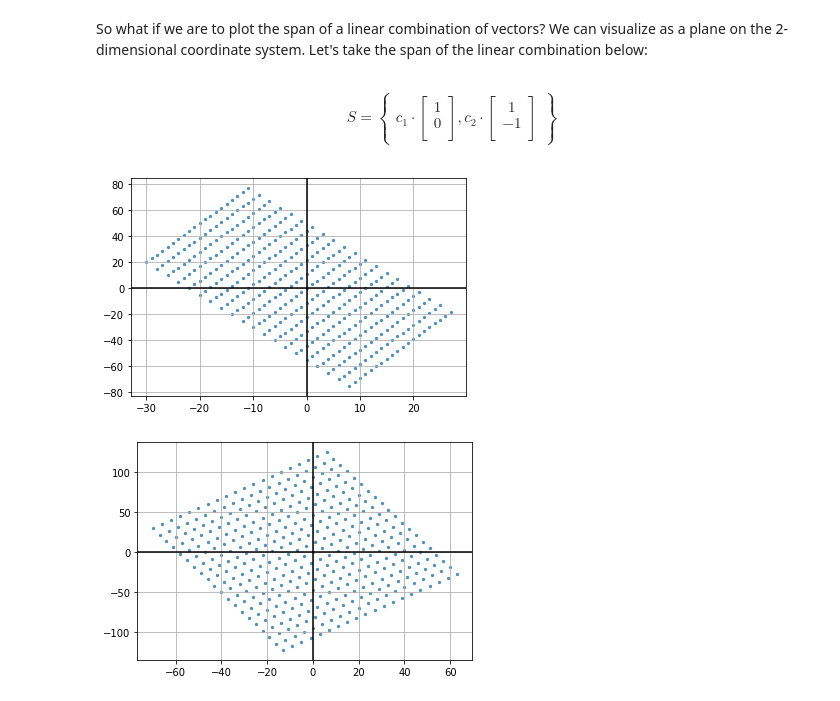
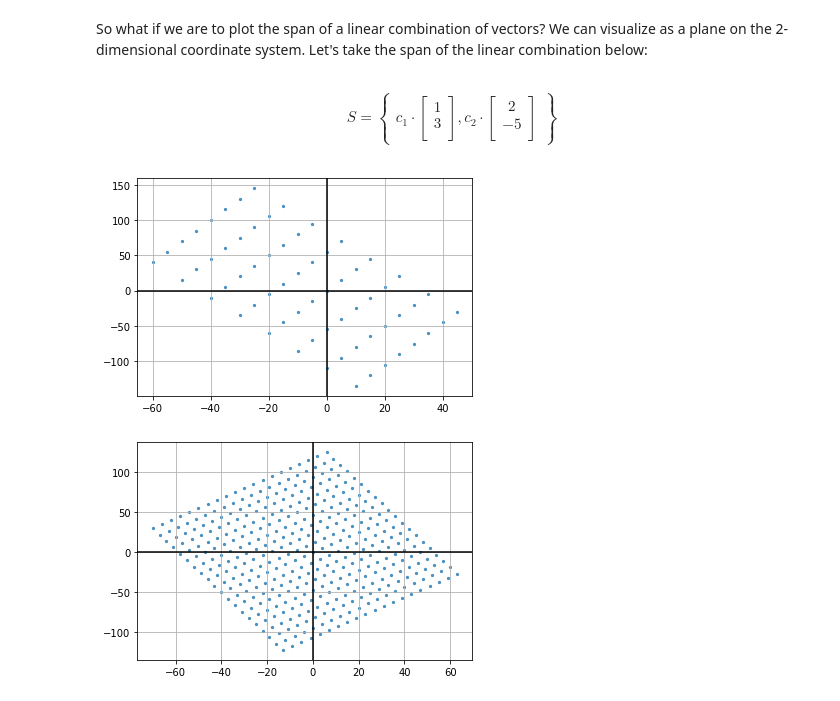
Before and after one commit to luizmaeaspillaga/LinearAlgebra_2ndSem, a Jupyter notebook: ASSIGNMENT_NO_10.ipynb, the cells around one changed output. Saved outputs shown, nothing was run; the diff lists cells and outputs as text; code cells hidden in the pictures.

```diff
--- a/ASSIGNMENT_NO_10.ipynb
+++ b/ASSIGNMENT_NO_10.ipynb
@@ -67,29 +67,29 @@ plt.show()
 # %% [markdown]
 So what if we are to plot the span of a linear combination of vectors? We can visualize as a plane on the 2-dimensional coordinate system. Let's take the span of the linear combination below:
 # %% [markdown]
-$$S = \begin{Bmatrix} c_1 \cdot\begin{bmatrix} 1\\0 \\\end{bmatrix},
-c_2 \cdot \begin{bmatrix} 1\\-1 \\\end{bmatrix}\end{Bmatrix} $$
+$$S = \begin{Bmatrix} c_1 \cdot\begin{bmatrix} 1\\3 \\\end{bmatrix},
+c_2 \cdot \begin{bmatrix} 2\\-5 \\\end{bmatrix}\end{Bmatrix} $$
 # %%
 vectA = np.array([1,3])
 vectB = np.array([2,-5])
 
-R = np.arange(-10,10,1)
+R = np.arange(-20,20,5)
 
 c1, c2 = np.meshgrid(R,R)
 
 vectR = vectA + vectB
 spanRx = c1*vectA[0] + c2*vectB[0]
 spanRy = c1*vectA[1] + c2*vectB[1]
 ##plt.scatter(R*vectA[0],R*vectA[1])
 ##plt.scatter(R*vectB[0],R*vectB[1])
 plt.scatter(spanRx,spanRy, s=5, alpha=0.75)
 
 plt.axhline(y=0, color='k')
 plt.axvline(x=0, color='k')
 plt.grid()
 plt.show()
 # %% [output]
-[figure, old version]
+[figure, new version]
 # %%
 vectP = np.array([4,5])
 vectQ = np.array([3,-8])
```
Also changed, not shown: parts of 3 cells of this notebook.
